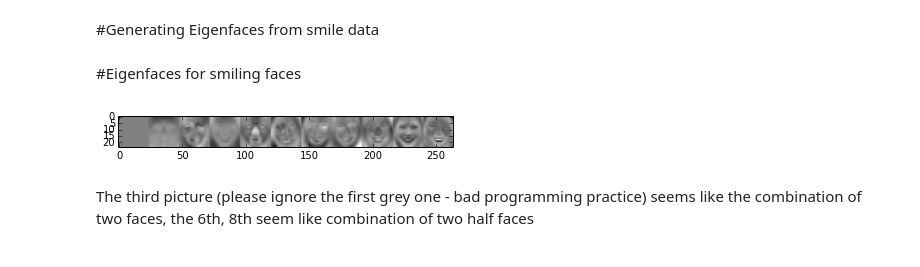
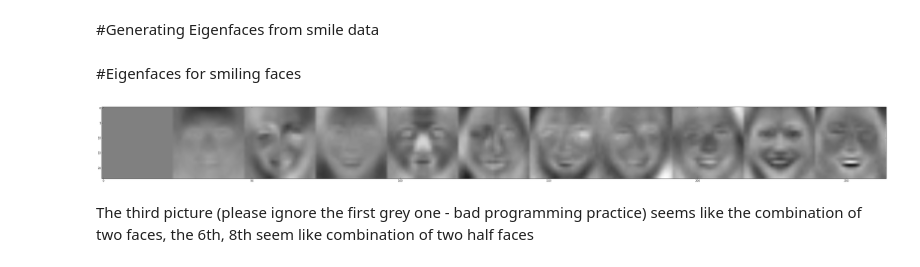
Before and after one commit to ArkAung/Eigenfaces, a Jupyter notebook: Eigenfaces.ipynb, the cells around one changed output. Cells and saved outputs as stored; diff of their text form; code cells hidden in the pictures.

Commit message:
Change figure sizes

```diff
--- a/Eigenfaces.ipynb
+++ b/Eigenfaces.ipynb
@@ -42,18 +42,19 @@ if __name__ == "__main__":
 # %%
     smilingFaces, smilingLabels = filterFaces(trainingFaces, trainingLabels, 'smile')
     eigFaces = genEigVectors(smilingFaces)
 
     num_images = 10
 
     image = np.zeros((24,24))
     for i in range(num_images):
         reshaped_eigFaces = np.reshape(eigFaces[:,i],(24,24))
         real_reshaped = np.real(reshaped_eigFaces)
         image = np.concatenate((image, real_reshaped), axis=1)
 
+    plt.figure(figsize=(200,5))
     plt.show(plt.imshow(image, cmap='gray'))
 # %% [output]
-[figure, old version]
+[figure, new version]
 # %% [markdown]
 The third picture (please ignore the first grey one - bad programming practice) seems like the combination of two faces, the 6th, 8th seem like combination of two half faces
 # %% [markdown]
```
